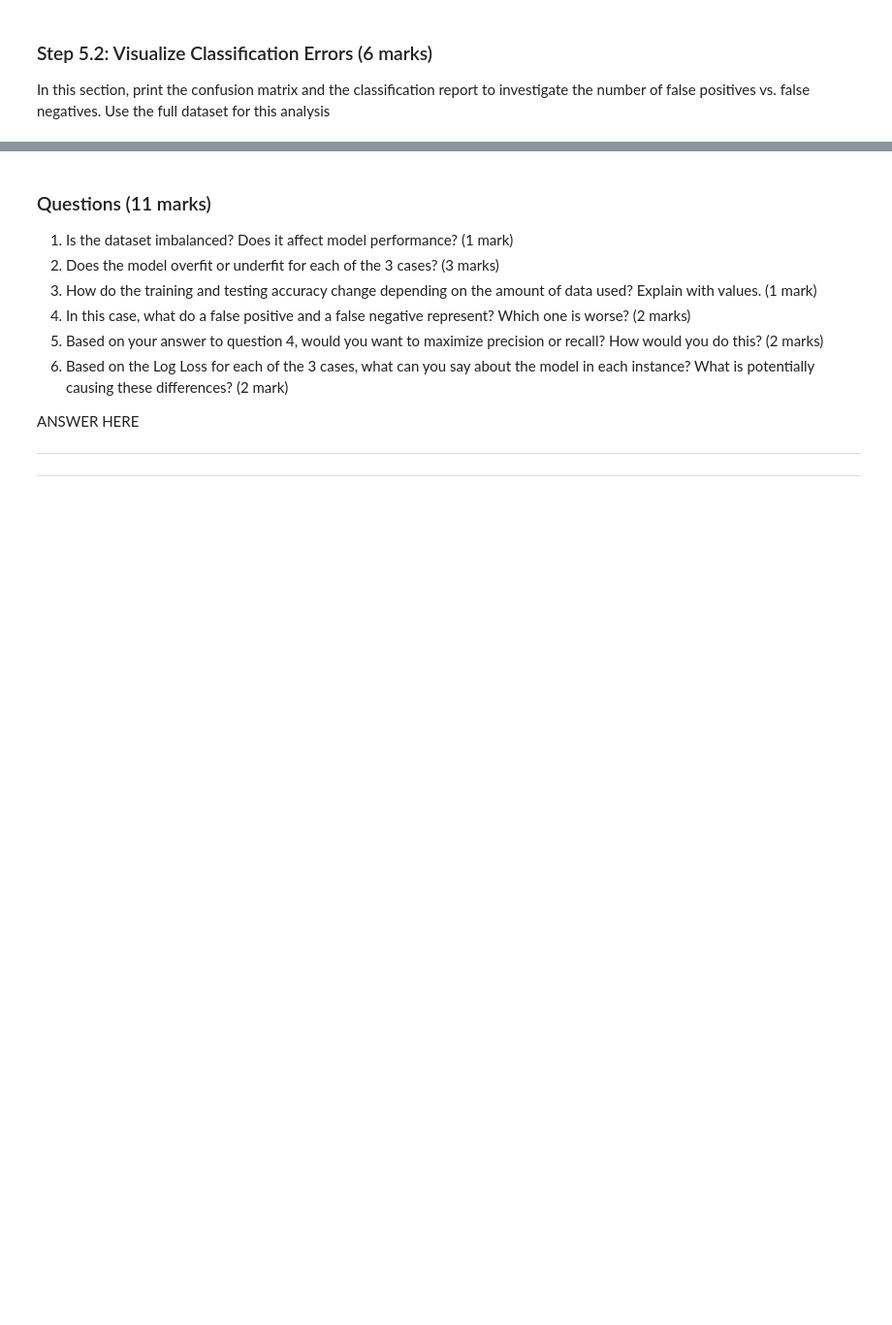
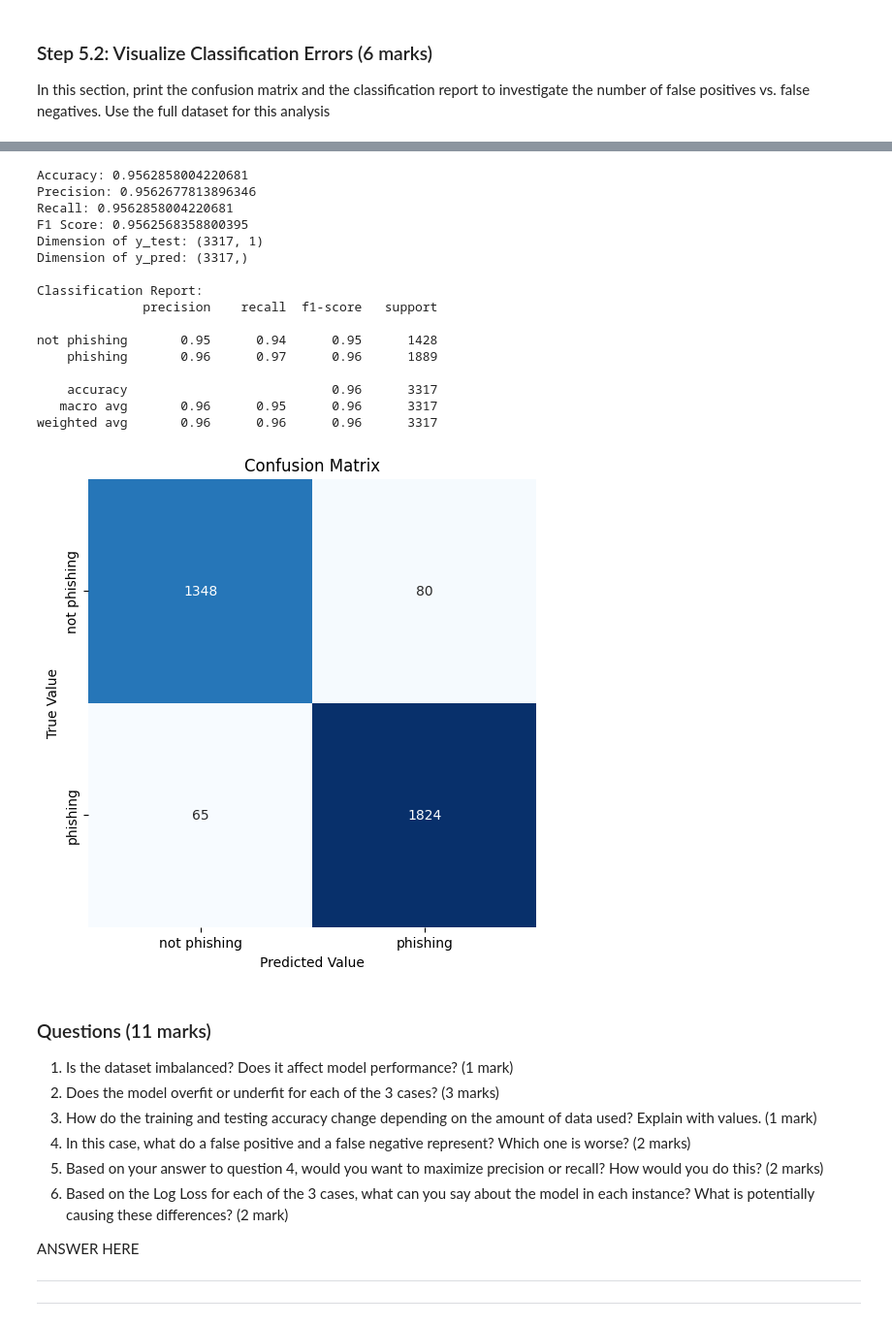
Before and after one commit to SamarthUPathak/engg680_2024_fall, a Jupyter notebook: Lab_Assignment3/Assignment3.ipynb, the cells around one changed output, grey strips where cells are left out. Shown at 97% size. Cells and saved outputs as stored; diff of their text form; code cells hidden in the pictures; blank space fills up the shorter version.

```diff
--- a/Lab_Assignment3/Assignment3.ipynb
+++ b/Lab_Assignment3/Assignment3.ipynb
@@ -476,5 +826,75 @@ plt.ylabel('true value')
 # %%
 # TO DO: Print classification report (2 marks)
+# %%
+import numpy as np
+import matplotlib.pyplot as plt
+import seaborn as sns
+from ucimlrepo import fetch_ucirepo
+from sklearn.model_selection import train_test_split
+from sklearn.tree import DecisionTreeClassifier
+from sklearn.metrics import (accuracy_score, precision_score, recall_score,
+                             f1_score, confusion_matrix, classification_report)
+
+def evaluate_model(X, y):
+    X_train, X_test, y_train, y_test = train_test_split(X, y, train_size=0.7, random_state=42)
+
+    model = DecisionTreeClassifier(random_state=42)
+    model.fit(X_train, y_train)
+
+    y_pred = model.predict(X_test)
+
+    accuracy = accuracy_score(y_test, y_pred)
+    precision = precision_score(y_test, y_pred, average='weighted', zero_division=0)
+    recall = recall_score(y_test, y_pred, average='weighted', zero_division=0)
+    f1 = f1_score(y_test, y_pred, average='weighted', zero_division=0)
+
+    conf_mat = confusion_matrix(y_test, y_pred)
+
+    return accuracy, precision, recall, f1, y_test, y_pred, conf_mat
+
+phishing_websites = fetch_ucirepo(id=327)
+
+X = phishing_websites.data.features
+y = phishing_websites.data.targets
+
+accuracy, precision, recall, f1, y_test, y_pred, conf_mat = evaluate_model(X, y)
+print("Accuracy:", accuracy)
+print("Precision:", precision)
+print("Recall:", recall)
+print("F1 Score:", f1)
+
+print("Dimension of y_test:", y_test.shape)
+print("Dimension of y_pred:", y_pred.shape)
+
+print("\nClassification Report:")
+print(classification_report(y_test, y_pred, target_names=['not phishing', 'phishing']))
+
+plt.figure(figsize=(8, 6))
+sns.heatmap(conf_mat, xticklabels=['not phishing', 'phishing'],
+            yticklabels=['not phishing', 'phishing'], square=True,
+            annot=True, cbar=False, fmt='d', cmap='Blues')
+plt.xlabel('Predicted Value')
+plt.ylabel('True Value')
+plt.title('Confusion Matrix')
+plt.show()
+# %% [output]
+Accuracy: 0.9562858004220681
+Precision: 0.9562677813896346
+Recall: 0.9562858004220681
+F1 Score: 0.9562568358800395
+Dimension of y_test: (3317, 1)
+Dimension of y_pred: (3317,)
+
+Classification Report:
+              precision    recall  f1-score   support
+
+not phishing       0.95      0.94      0.95      1428
+    phishing       0.96      0.97      0.96      1889
+
+    accuracy                           0.96      3317
+   macro avg       0.96      0.95      0.96      3317
+weighted avg       0.96      0.96      0.96      3317
+[figure, added]
 # %% [markdown]
 ### Questions (11 marks)
 1. Is the dataset imbalanced? Does it affect model performance? (1 mark)
```
Also changed, not shown: parts of 19 cells of this notebook, 1 other file.
